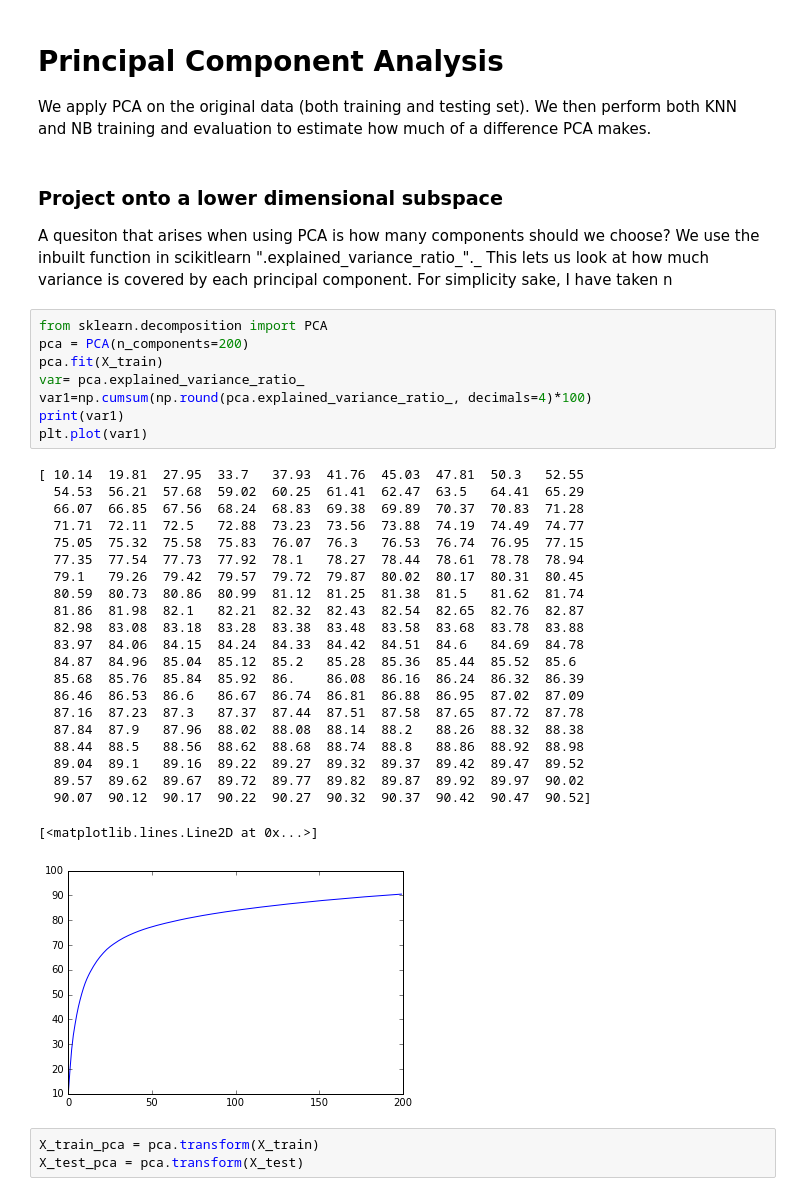
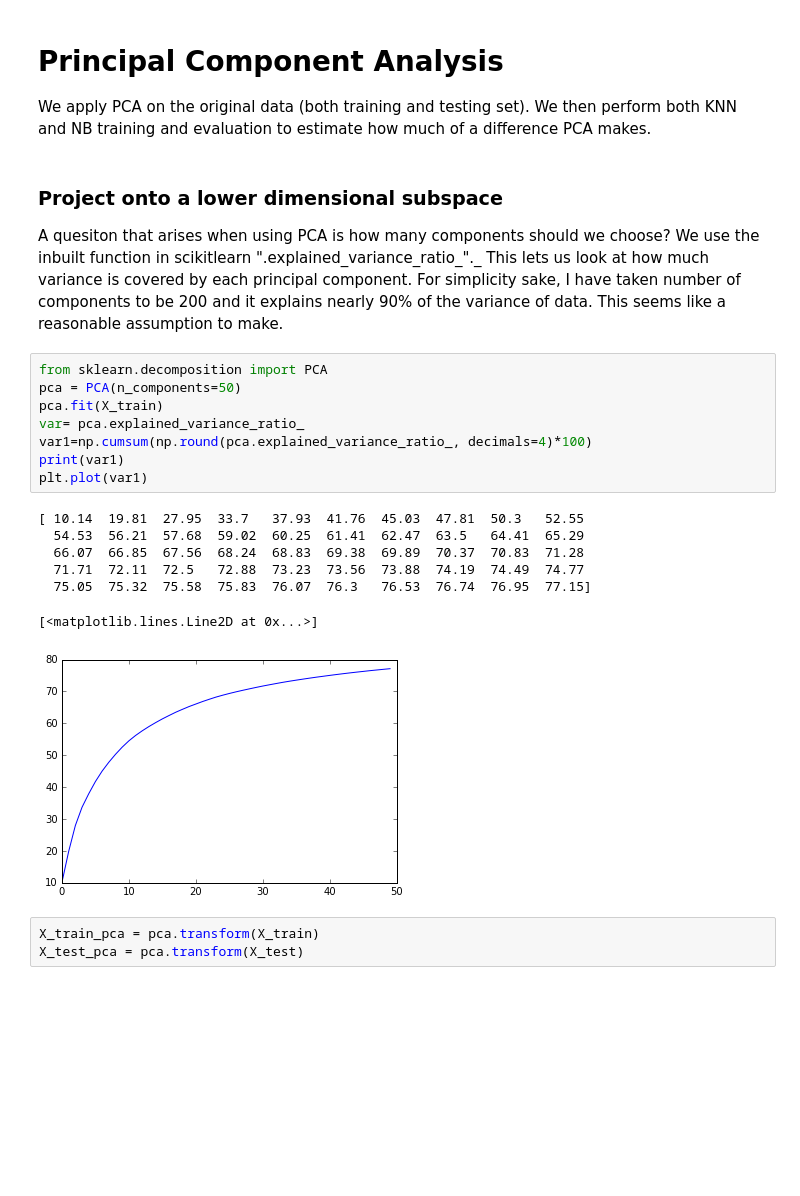
Before and after one commit to rsibi/Machine-Learning, a Jupyter notebook: knn.ipynb, the cells around one changed output. Drawn from its saved outputs; the diff is of its cells as text; blank space fills up the shorter version.

Commit message:
Numbers plotted

```diff
--- a/knn.ipynb
+++ b/knn.ipynb
@@ -183,38 +191,23 @@ metrics.accuracy_score(y_test, y_pred)
 We apply PCA on the original data (both training and testing set). We then perform both KNN and NB training and evaluation to estimate how much of a difference PCA makes.
 # %% [markdown]
 ### Project onto a lower dimensional subspace
-A quesiton that arises when using PCA is how many components should we choose? We use the inbuilt function in scikitlearn ".explained_variance_ratio_"._ This lets us look at how much variance is covered by each principal component. For simplicity sake, I have taken n
+A quesiton that arises when using PCA is how many components should we choose? We use the inbuilt function in scikitlearn ".explained_variance_ratio_"._ This lets us look at how much variance is covered by each principal component. For simplicity sake, I have taken number of components to be 200 and it explains nearly 90% of the variance of data. This seems like a reasonable assumption to make.
 # %%
 from sklearn.decomposition import PCA
-pca = PCA(n_components=200)
+pca = PCA(n_components=50)
 pca.fit(X_train)
 var= pca.explained_variance_ratio_
 var1=np.cumsum(np.round(pca.explained_variance_ratio_, decimals=4)*100)
 print(var1)
 plt.plot(var1)
 # %% [output]
 [ 10.14  19.81  27.95  33.7   37.93  41.76  45.03  47.81  50.3   52.55
   54.53  56.21  57.68  59.02  60.25  61.41  62.47  63.5   64.41  65.29
   66.07  66.85  67.56  68.24  68.83  69.38  69.89  70.37  70.83  71.28
   71.71  72.11  72.5   72.88  73.23  73.56  73.88  74.19  74.49  74.77
-  75.05  75.32  75.58  75.83  76.07  76.3   76.53  76.74  76.95  77.15
-  77.35  77.54  77.73  77.92  78.1   78.27  78.44  78.61  78.78  78.94
-  79.1   79.26  79.42  79.57  79.72  79.87  80.02  80.17  80.31  80.45
-  80.59  80.73  80.86  80.99  81.12  81.25  81.38  81.5   81.62  81.74
-  81.86  81.98  82.1   82.21  82.32  82.43  82.54  82.65  82.76  82.87
-  82.98  83.08  83.18  83.28  83.38  83.48  83.58  83.68  83.78  83.88
-  83.97  84.06  84.15  84.24  84.33  84.42  84.51  84.6   84.69  84.78
-  84.87  84.96  85.04  85.12  85.2   85.28  85.36  85.44  85.52  85.6
-  85.68  85.76  85.84  85.92  86.    86.08  86.16  86.24  86.32  86.39
-  86.46  86.53  86.6   86.67  86.74  86.81  86.88  86.95  87.02  87.09
-  87.16  87.23  87.3   87.37  87.44  87.51  87.58  87.65  87.72  87.78
-  87.84  87.9   87.96  88.02  88.08  88.14  88.2   88.26  88.32  88.38
-  88.44  88.5   88.56  88.62  88.68  88.74  88.8   88.86  88.92  88.98
-  89.04  89.1   89.16  89.22  89.27  89.32  89.37  89.42  89.47  89.52
-  89.57  89.62  89.67  89.72  89.77  89.82  89.87  89.92  89.97  90.02
-  90.07  90.12  90.17  90.22  90.27  90.32  90.37  90.42  90.47  90.52]
+  75.05  75.32  75.58  75.83  76.07  76.3   76.53  76.74  76.95  77.15]
 [<matplotlib.lines.Line2D at 0x...>]
-[figure, old version]
+[figure, new version]
 # %%
 X_train_pca = pca.transform(X_train)
 X_test_pca = pca.transform(X_test)
```
Also changed, not shown: parts of 5 cells of this notebook.
